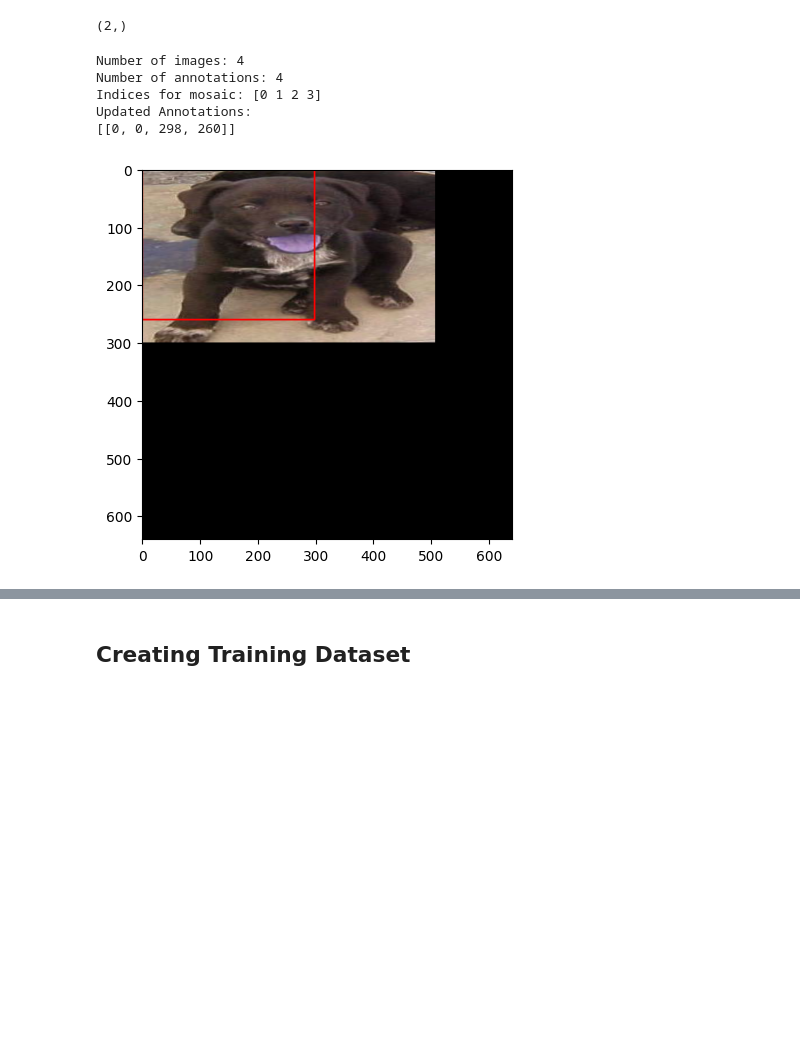
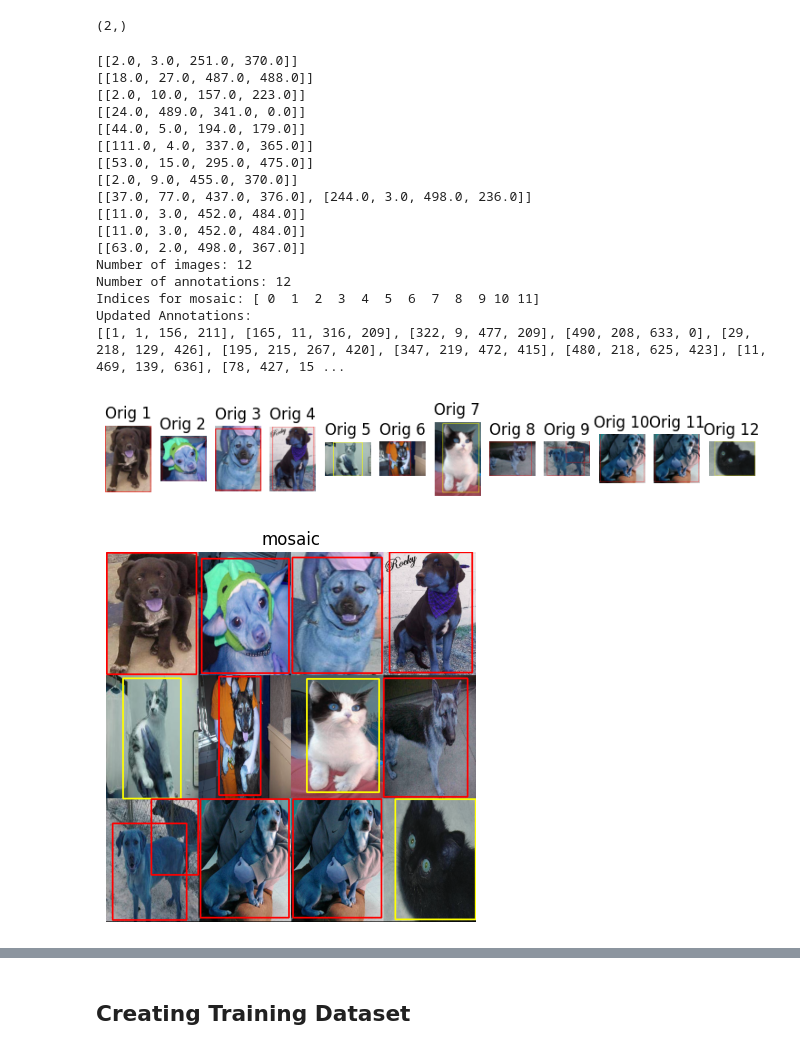
Before and after one commit to andreaallegr/TF-Yolo8, a Jupyter notebook: finetuning/TF_yolov8_finetuning.ipynb, the cells around one changed output, grey strips where cells are left out. Saved outputs shown, nothing was run; the diff lists cells and outputs as text; code cells hidden in the pictures; blank space fills up the shorter version.

Commit message:
bozza mosaic

```diff
--- a/finetuning/TF_yolov8_finetuning.ipynb
+++ b/finetuning/TF_yolov8_finetuning.ipynb
@@ -238,21 +243,38 @@ def create_mosaic(all_img_list, all_annos, all_classes, idxs, output_size, scale
 
     return output_img, new_anno, new_classes # Return the generated mosaic image and its annotations
 # %%
-def augment_mosaic(image_path, save_path, n_max_image, n_mosaic_images, scale_range):
+def augment_mosaic(image_path, save_path, n_max_image, n_mosaic_images, mosaic_size):
     xml_files = GetDataFiles(image_path)
     np.random.seed(42)
     np.random.shuffle(xml_files)
+
     for i in range(0, n_max_image):
         mosiac_image_list = []
         mosiac_bbox_list = []
         mosiac_bbox_class = []
+        fig = plt.figure(figsize=(10,7))
+
         for y in range(0, n_mosaic_images):
             idx = i+y
             path_image, boxes, class_id = parse_annotation(xml_files[idx], image_path)
+
             mosiac_image_list.append(path_image)
             mosiac_bbox_list.append(boxes)
             mosiac_bbox_class.append(class_id)
 
+            img = cv2.imread(path_image)
+
+            i=0
+            for ann in boxes:
+                color =  (255, 0, 0) if class_id[i] == 0 else  (255, 255, 0)
+                cv2.rectangle(img, (int(ann[0]), int(ann[1])), (int(ann[2]), int(ann[3])), color, 2 )
+                i+=1
+
+            fig.add_subplot(1, n_mosaic_images+1, (y+1))
+            plt.title(F"Orig {y+1}")
+            plt.axis('off')
+            plt.imshow(img)
+            print(boxes)
         idxs = np.arange(n_mosaic_images)
 
         output_size = (640, 640)  # Dimensions of the final mosaic image
@@ -264,7 +286,7 @@ def augment_mosaic(image_path, save_path, n_max_image, n_mosaic_images, scale_ra
         print("Indices for mosaic:", idxs)
 
         # Call the mosaic function
-        mosaic_img, updated_annotations, updated_classes = create_mosaic(mosiac_image_list, mosiac_bbox_list, mosiac_bbox_class, idxs, output_size, scale_range, filter_scale)
+        mosaic_img, updated_annotations, updated_classes = create_mosaic(mosiac_image_list, mosiac_bbox_list, mosiac_bbox_class, idxs, output_size, mosaic_size)
 
         i=0
         for ann in updated_annotations:
@@ -272,20 +294,37 @@ def augment_mosaic(image_path, save_path, n_max_image, n_mosaic_images, scale_ra
             cv2.rectangle(mosaic_img, (ann[0], ann[1]), (ann[2], ann[3]), color, 2 )
             i+=1
 
-        imgplot = plt.imshow(mosaic_img)
+        fig = plt.figure()
+        plt.axis('off')
+        plt.title("mosaic")
+        plt.imshow(mosaic_img)
+        #plt.imshow(mosaic_img)
 
         # Access and use the updated_annotations for further processing
         print("Updated Annotations:")
         print(updated_annotations)
 # %%
-augment_mosaic(path_train, path_train, 1, 4, (0.4, 0.8))
+augment_mosaic(path_train, path_train, 1, 12, (3,4))
 # %% [output]
-Number of images: 4
-Number of annotations: 4
-Indices for mosaic: [0 1 2 3]
+[[2.0, 3.0, 251.0, 370.0]]
+[[18.0, 27.0, 487.0, 488.0]]
+[[2.0, 10.0, 157.0, 223.0]]
+[[24.0, 489.0, 341.0, 0.0]]
+[[44.0, 5.0, 194.0, 179.0]]
+[[111.0, 4.0, 337.0, 365.0]]
+[[53.0, 15.0, 295.0, 475.0]]
+[[2.0, 9.0, 455.0, 370.0]]
+[[37.0, 77.0, 437.0, 376.0], [244.0, 3.0, 498.0, 236.0]]
+[[11.0, 3.0, 452.0, 484.0]]
+[[11.0, 3.0, 452.0, 484.0]]
+[[63.0, 2.0, 498.0, 367.0]]
+Number of images: 12
+Number of annotations: 12
+Indices for mosaic: [ 0  1  2  3  4  5  6  7  8  9 10 11]
 Updated Annotations:
-[[0, 0, 298, 260]]
+[[1, 1, 156, 211], [165, 11, 316, 209], [322, 9, 477, 209], [490, 208, 633, 0], [29, 218, 129, 426], [195, 215, 267, 420], [347, 219, 472, 415], [480, 218, 625, 423], [11, 469, 139, 636], [78, 427, 15 ...
-[figure, old version]
+[figure, new version]
+[figure, added]
 # %%
 train_data = get_data(path_train, debug_size_train)
 val_data = get_data(path_valid, debug_size_valid)
```
Also changed, not shown: parts of 7 cells of this notebook.
